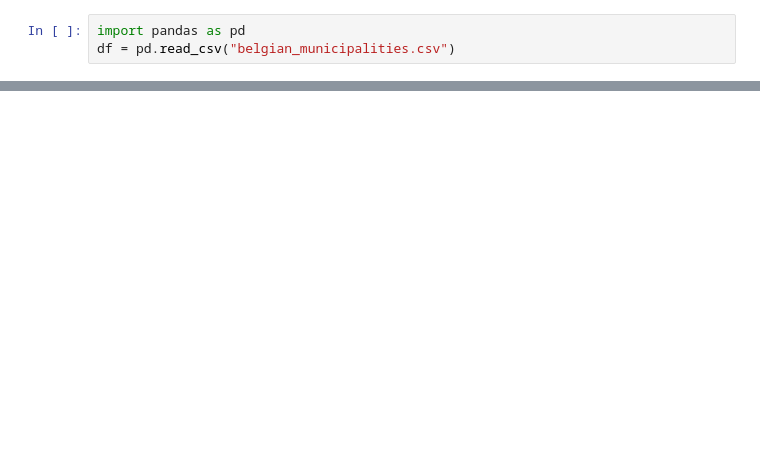
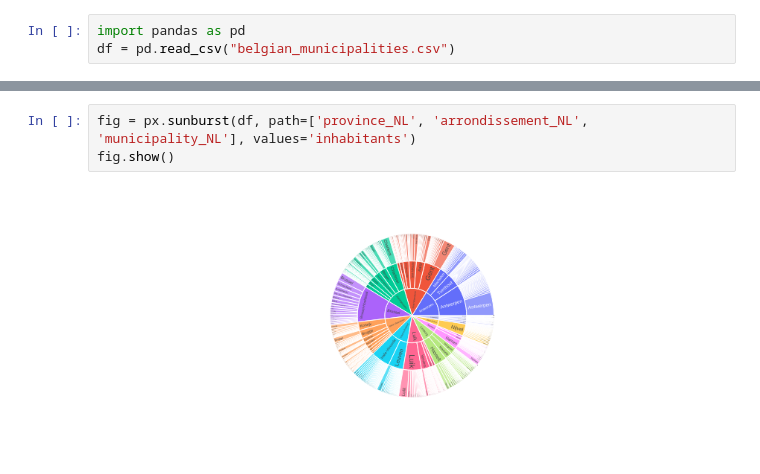
Before and after one commit to NielsPraet/DVAI-ex1, a Jupyter notebook: main.ipynb, the cells around one changed output, grey strips where cells are left out. Drawn from its saved outputs; the diff is of its cells as text; blank space fills up the shorter version.

```diff
--- a/main.ipynb
+++ b/main.ipynb
@@ -30,0 +43,5 @@ fig.show()
+# %%
+fig = px.sunburst(df, path=['province_NL', 'arrondissement_NL', 'municipality_NL'], values='inhabitants')
+fig.show()
+# %% [output]
+[figure, added]
```
Also changed, not shown: parts of 3 cells of this notebook.
